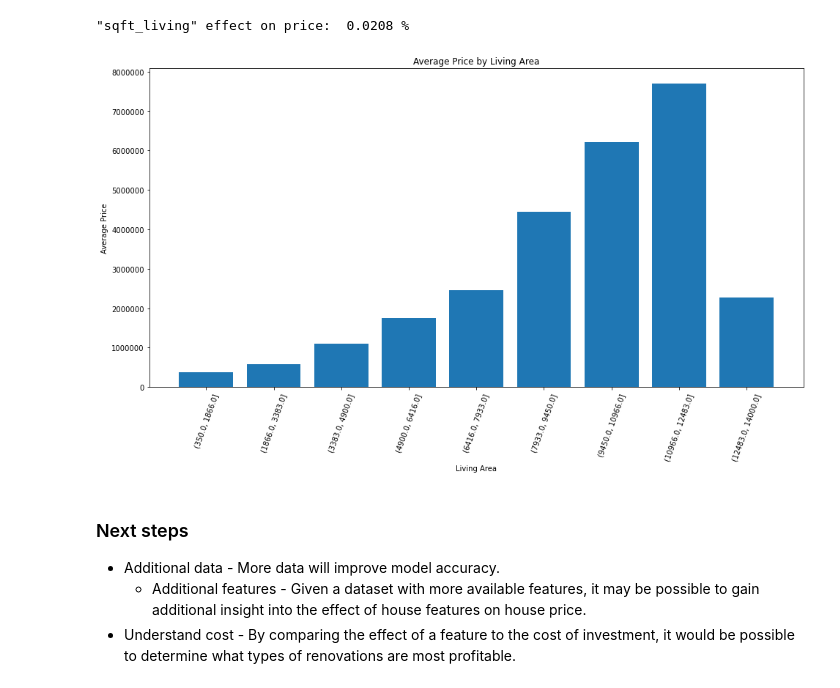
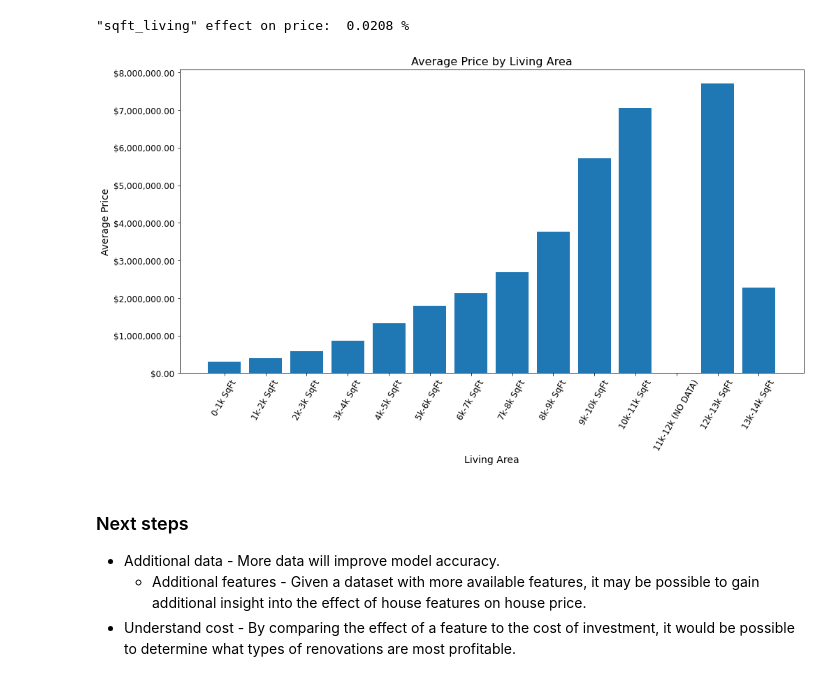
Before and after one commit to kaiuechi/flatiron-real-estate-modeling, a Jupyter notebook: real-estate-modeling.ipynb, the cells around one changed output. Cells and saved outputs as stored; diff of their text form; code cells hidden in the pictures.

```diff
--- a/real-estate-modeling.ipynb
+++ b/real-estate-modeling.ipynb
@@ -768,16 +808,19 @@ def groupbyPlot(gp_df, col, order, xlabels):
 
 
     fig, ax = plt.subplots(figsize=(16,8))
-    plt.xticks(rotation=70)
+    plt.xticks(fontsize=12,rotation=60)
+    plt.yticks(fontsize=12)
+
+    ax.bar(gp_df.index, gp_df['price'], alpha=1)
+    ax.set_title('Average Price by ' + col.title(), fontsize=16)
     if xlabels:
-        ax.bar(xlabels, gp_df['price'], alpha=1)
-    else:
-        ax.bar(gp_df.index, gp_df['price'], alpha=1)
-    ax.set_title('Average Price by ' + col)
-    ax.set_xlabel(col)
-    ax.set_ylabel('Average Price')
-    ax.ticklabel_format(style='plain', axis='y')
+        ax.set_xticklabels(xlabels)
+    ax.set_xlabel(col.title(), fontsize=14)
+    ax.set_ylabel('Average Price', fontsize=14)
+    ax.yaxis.set_major_formatter('${x:1,.2f}')
     ax.set_xticks(gp_df.index)
 
-groupbyPlot(data[data['condition'] != 'Poor'], 'condition', [], [])
+
+condOrder = ['Fair', 'Average', 'Good', 'Very Good']
+groupbyPlot(data[data['condition'] != 'Poor'], 'condition', condOrder, [])
 # %% [output]
@@ -816,24 +880,27 @@ print('"' + feature + '"',
 "sqft_living" effect on price:  0.0208 %
 # %%
 df_sqft = data.copy()
-bins = np.linspace(350, 14000, num=10)
+bins = np.linspace(0, 14000, num=15)
 bins = np.floor(bins)
 w=0
 labels = []
 while w < (len(bins) - 1):
     labels.append('('
                   + str(bins[w])
                   + ', '
                   + str(bins[w+1])
                   + ']')
     w += 1
 
 
 df_sqft['Living Area'] = pd.cut(df_sqft['sqft_living'], bins).astype('str')
 
-groupbyPlot(df_sqft, 'Living Area', labels, [])
+groupbyPlot(df_sqft, 'Living Area', labels, [
+    '0-1k SqFt', '1k-2k SqFt', '2k-3k SqFt', '3k-4k SqFt','4k-5k SqFt',  '5k-6k SqFt', '6k-7k SqFt',
+    '7k-8k SqFt', '8k-9k SqFt', '9k-10k SqFt', '10k-11k SqFt', '11k-12k (NO DATA)', '12k-13k SqFt', '13k-14k SqFt',
+])
 # %% [output]
-[figure, old version]
+[figure, new version]
 # %% [markdown]
 ### Next steps
 * Additional data - More data will improve model accuracy.
```
Also changed, not shown: parts of 23 cells of this notebook, 11 other files.
